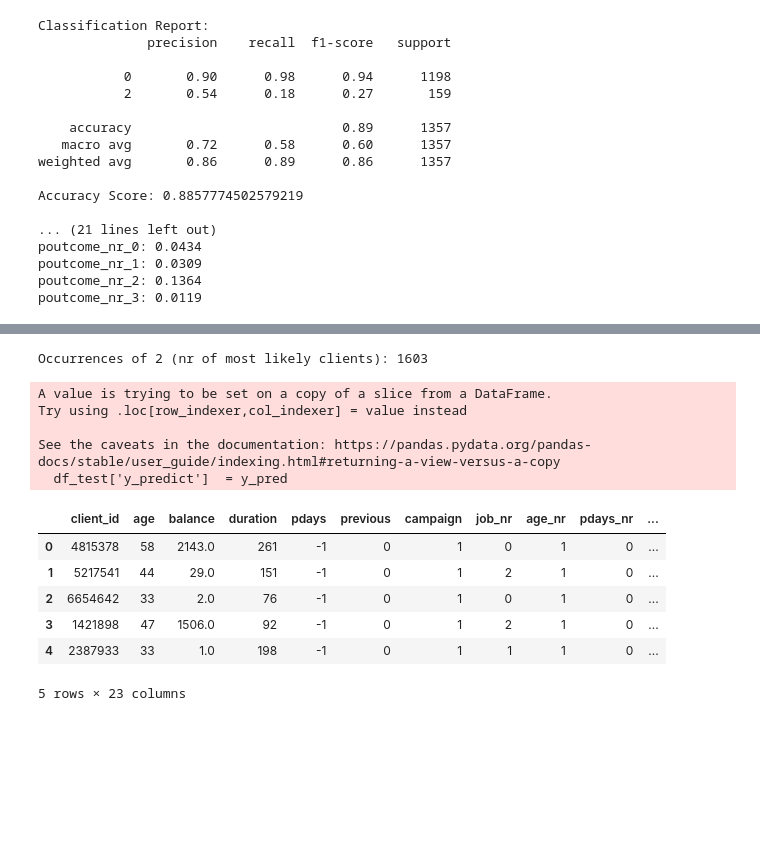
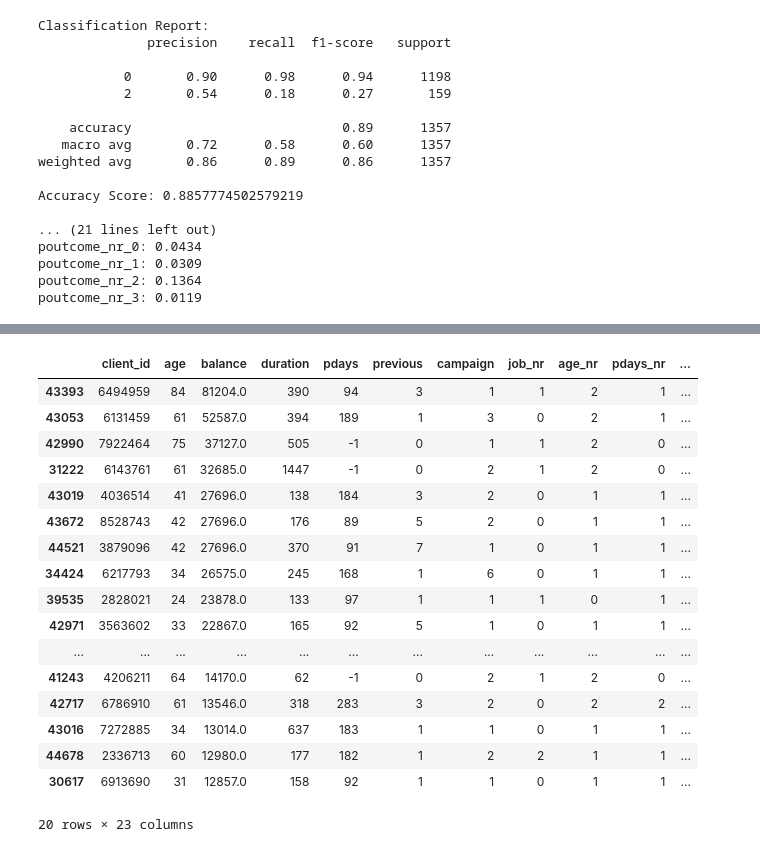
Before and after one commit to evakaldy/Bootcamp_Final_Project, a Jupyter notebook: 00_run.ipynb, the cells around one changed output, grey strips where cells are left out. Cells and saved outputs as stored; diff of their text form; code cells hidden in the pictures; blank space fills up the shorter version.

```diff
--- a/00_run.ipynb
+++ b/00_run.ipynb
@@ -166,35 +301,40 @@ poutcome_nr_3: 0.0119
 # %%
 ####PREDICT
 
 # Predict on the test set
 y_pred = rf_model.predict(df_forPrediction_for_randomForest[features])
 
 
 print()
 # Count occurrences of 2
 count = np.count_nonzero(y_pred == 2)
 print(f"Occurrences of 2 (nr of most likely clients): {count}")
 print()
 
 # merge predicted value of y to the dataframe with test:
 df_test['y_predict']  = y_pred
 
 # print(" length of vector predicted" , y_pred.shape)
-df_test.head()
+df_test.loc[df_test['y_predict'] == 2].nlargest(20, 'balance')
 # %% [output]
+|  | client_id | age | balance | duration | pdays | previous | campaign | job_nr | age_nr | pdays_nr | ... |
+| 43393 | 6494959 | 84 | 81204.0 | 390 | 94 | 3 | 1 | 1 | 2 | 1 | ... |
+| 43053 | 6131459 | 61 | 52587.0 | 394 | 189 | 1 | 3 | 0 | 2 | 1 | ... |
+| 42990 | 7922464 | 75 | 37127.0 | 505 | -1 | 0 | 1 | 1 | 2 | 0 | ... |
+| 31222 | 6143761 | 61 | 32685.0 | 1447 | -1 | 0 | 2 | 1 | 2 | 0 | ... |
+| 43019 | 4036514 | 41 | 27696.0 | 138 | 184 | 3 | 2 | 0 | 1 | 1 | ... |
+| 43672 | 8528743 | 42 | 27696.0 | 176 | 89 | 5 | 2 | 0 | 1 | 1 | ... |
+| 44521 | 3879096 | 42 | 27696.0 | 370 | 91 | 7 | 1 | 0 | 1 | 1 | ... |
+| 34424 | 6217793 | 34 | 26575.0 | 245 | 168 | 1 | 6 | 0 | 1 | 1 | ... |
+| 39535 | 2828021 | 24 | 23878.0 | 133 | 97 | 1 | 1 | 1 | 0 | 1 | ... |
+| 42971 | 3563602 | 33 | 22867.0 | 165 | 92 | 5 | 1 | 0 | 1 | 1 | ... |
+| ... | ... | ... | ... | ... | ... | ... | ... | ... | ... | ... | ... |
+| 41243 | 4206211 | 64 | 14170.0 | 62 | -1 | 0 | 2 | 1 | 2 | 0 | ... |
+| 42717 | 6786910 | 61 | 13546.0 | 318 | 283 | 3 | 2 | 0 | 2 | 2 | ... |
+| 43016 | 7272885 | 34 | 13014.0 | 637 | 183 | 1 | 1 | 0 | 1 | 1 | ... |
+| 44678 | 2336713 | 60 | 12980.0 | 177 | 182 | 1 | 2 | 2 | 1 | 1 | ... |
+| 30617 | 6913690 | 31 | 12857.0 | 158 | 92 | 1 | 1 | 0 | 1 | 1 | ... |
-Occurrences of 2 (nr of most likely clients): 1603
+20 rows × 23 columns
-A value is trying to be set on a copy of a slice from a DataFrame.
-Try using .loc[row_indexer,col_indexer] = value instead
-
-See the caveats in the documentation: https://pandas.pydata.org/pandas-docs/stable/user_guide/indexing.html#returning-a-view-versus-a-copy
-  df_test['y_predict']  = y_pred
-|  | client_id | age | balance | duration | pdays | previous | campaign | job_nr | age_nr | pdays_nr | ... |
-| 0 | 4815378 | 58 | 2143.0 | 261 | -1 | 0 | 1 | 0 | 1 | 0 | ... |
-| 1 | 5217541 | 44 | 29.0 | 151 | -1 | 0 | 1 | 2 | 1 | 0 | ... |
-| 2 | 6654642 | 33 | 2.0 | 76 | -1 | 0 | 1 | 0 | 1 | 0 | ... |
-| 3 | 1421898 | 47 | 1506.0 | 92 | -1 | 0 | 1 | 2 | 1 | 0 | ... |
-| 4 | 2387933 | 33 | 1.0 | 198 | -1 | 0 | 1 | 1 | 1 | 0 | ... |
-5 rows × 23 columns
 # %%
 ## SELECT the 1000 MOST BENEFICIAL clients that are likely to have y=yes
 ## Save the client IDs to a file named second_phase_target.csv.
```
Also changed, not shown: parts of 12 cells of this notebook.
